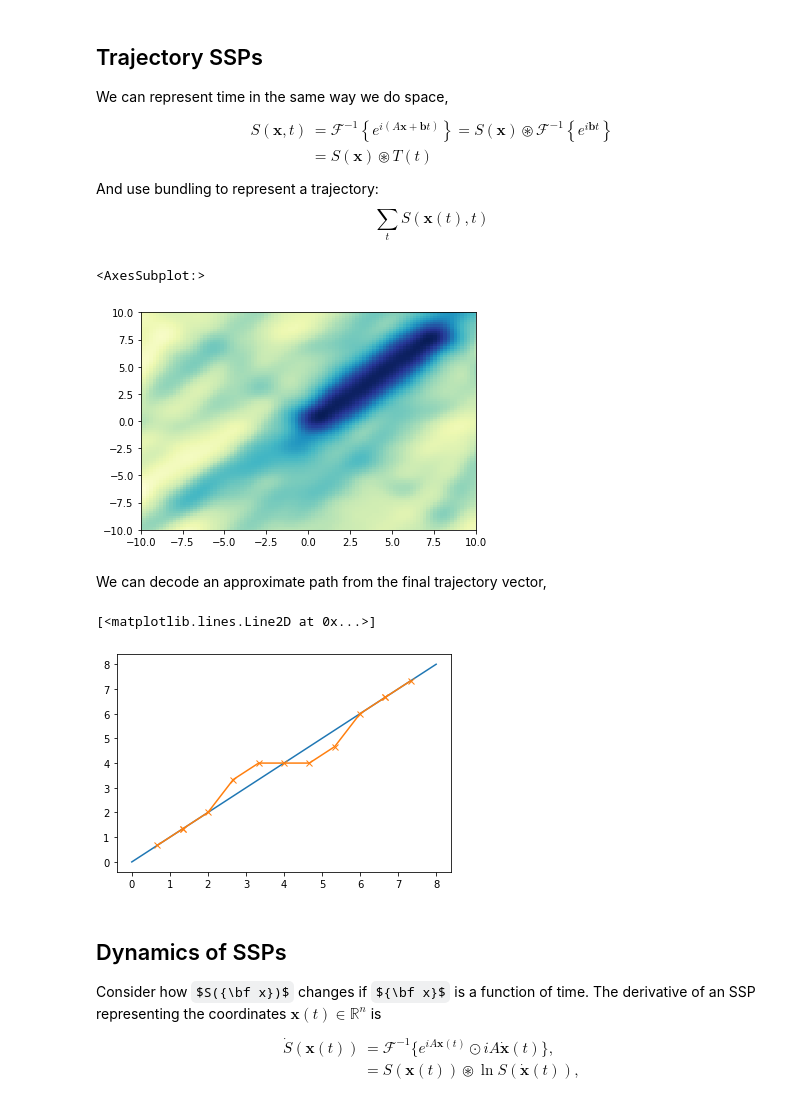
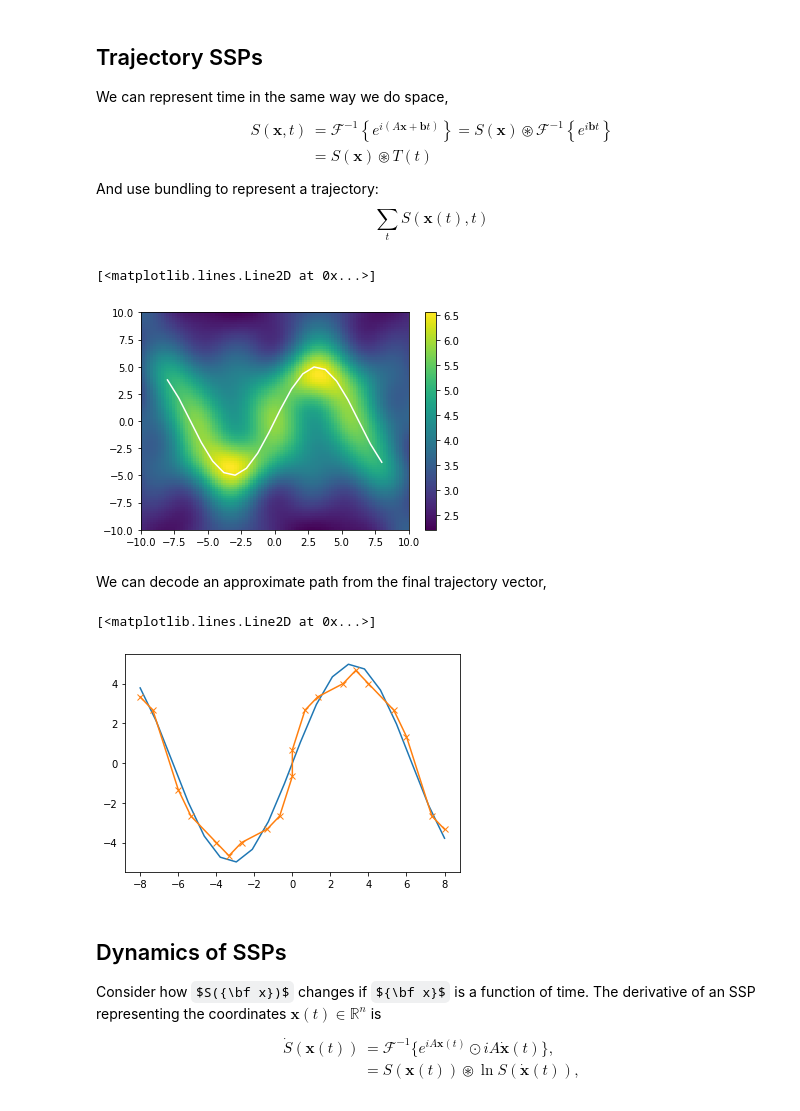
Before and after one commit to nsdumont/SSP-trajectories, a Jupyter notebook: Intro to SSPs.ipynb, the cells around one changed output. Saved outputs shown, nothing was run; the diff lists cells and outputs as text; code cells hidden in the pictures; some formulas as TeX source.

```diff
--- a/Intro to SSPs.ipynb
+++ b/Intro to SSPs.ipynb
@@ -82,27 +83,28 @@ $$  \sum_t S(\mathbf{x}(t),t)  $$
 # %%
 bounds = 10*np.array([[-1,1],[-1,1],[0,1]])
 full_ssp_space = HexagonalSSPSpace(3,ssp_dim=300,
-                 scale_min=0.1, scale_max=3.1,
-                 domain_bounds=bounds, length_scale=1)
+                 domain_bounds=bounds, length_scale=np.array([[2.,2.,0.5]]).T)
 
 ssp_space = SSPSpace(2,ssp_dim=full_ssp_space.ssp_dim,
                  axis_matrix = full_ssp_space.axis_matrix[:,0:2],
-                 domain_bounds=bounds[:2,:], length_scale=1)
+                 domain_bounds=bounds[:2,:], length_scale=2)
 
 ssp_time = SSPSpace(1,ssp_dim=full_ssp_space.ssp_dim,
                  axis_matrix = np.atleast_2d(full_ssp_space.axis_matrix[:,2]).T,
-                 domain_bounds=np.atleast_2d(bounds[2,:]), length_scale=1)
+                 domain_bounds=np.atleast_2d(bounds[2,:]), length_scale=0.5)
 
-timesteps = np.arange(0, 5, 0.4)
-path = np.vstack([np.linspace(0,8,len(timesteps)), np.linspace(0,8,len(timesteps))]).T
+timesteps = np.linspace(0, 5, 20)
+path = np.vstack([np.linspace(-8,8,len(timesteps)), 5*np.sin(np.linspace(-4,4,len(timesteps)))]).T
 
 path_ssp = np.sum(ssp_space.encode(path),axis=0)
 timesteps_ssp = ssp_time.encode(timesteps.reshape(-1,1))
 traj_ssp = np.sum(full_ssp_space.encode(np.hstack([path,timesteps.reshape(-1,1)])),axis=0)
-ssp_space.similarity_plot(path_ssp)
+im=ssp_space.similarity_plot(path_ssp)
+plt.colorbar(im)
+plt.plot(path[:,0],path[:,1], 'w-')
 # %% [output]
-<AxesSubplot:>
+[<matplotlib.lines.Line2D at 0x...>]
-[figure, old version]
+[figure, new version]
 # %% [markdown]
 We can decode an approximate path from the final trajectory vector,
 # %%
@@ -115,7 +117,7 @@ plt.plot(path[:,0],path[:,1],'-')
 plt.plot(decoded_traj[:,0],decoded_traj[:,1],'x-')
 # %% [output]
 [<matplotlib.lines.Line2D at 0x...>]
-[figure, old version]
+[figure, new version]
 # %% [markdown]
 ## Dynamics of SSPs
 Consider how $S({\bf x})$ changes if ${\bf x}$ is a function of time. The derivative of an SSP representing the coordinates $\mathbf{x}(t) \in \mathbb{R}^n$ is
```
Also changed, not shown: parts of 3 cells of this notebook, 1 other file.
